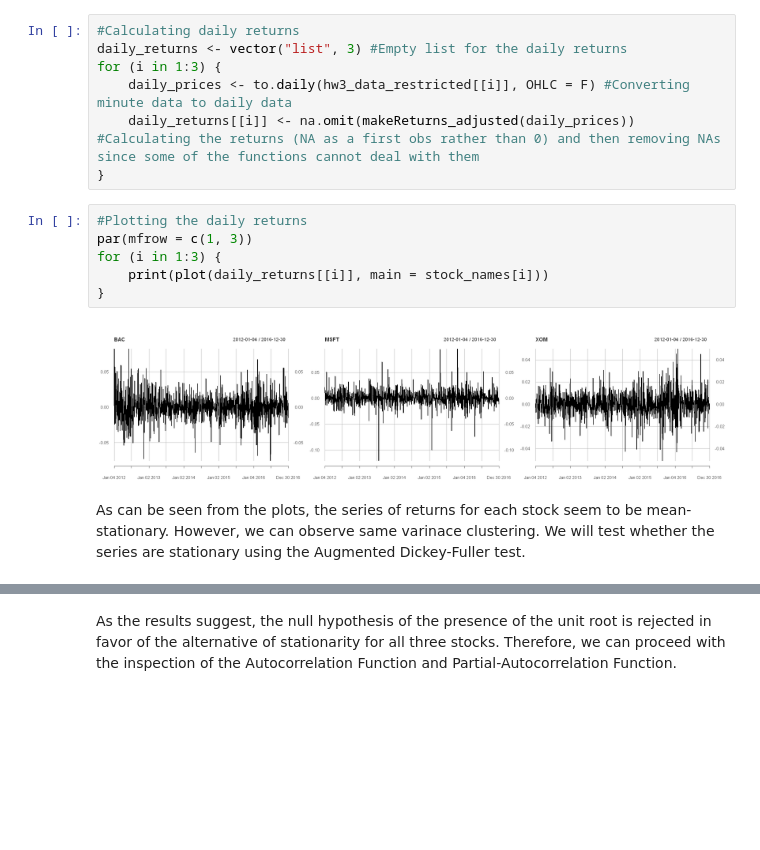
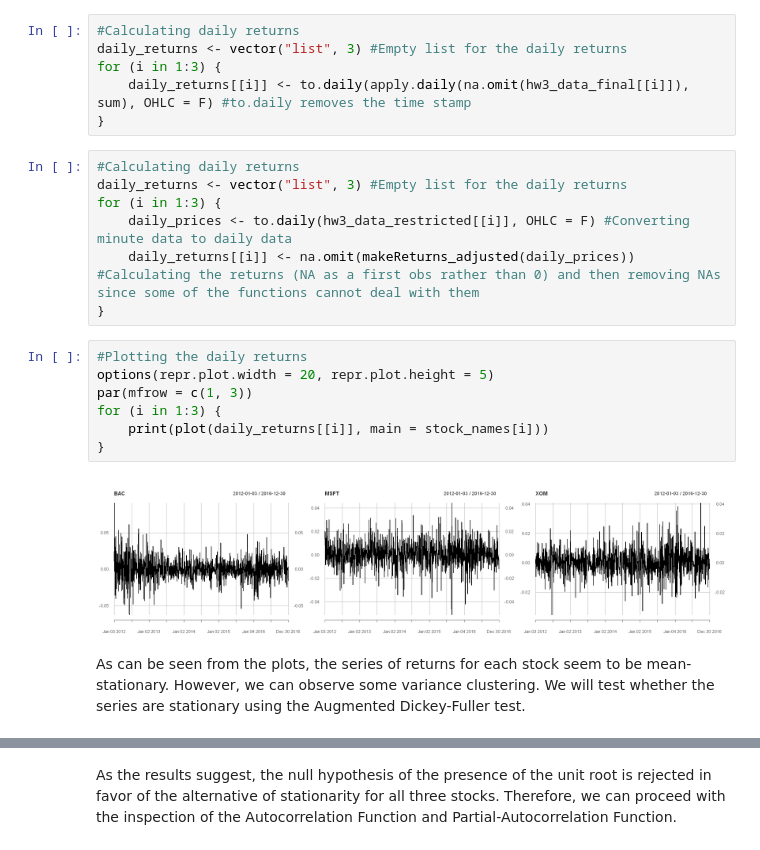
Before and after one commit to JanK0095/Financial-Econometrics-Course-Projects, a Jupyter notebook: HW3/FE1_HW3_Kubal_Mattanelli.ipynb, the cells around one changed output, grey strips where cells are left out. Cells and saved outputs as stored; diff of their text form; blank space fills up the shorter version.

Commit message:
Changed the calculation of daily returns in 10, 10 is now a work in progress

```diff
--- a/HW3/FE1_HW3_Kubal_Mattanelli.ipynb
+++ b/HW3/FE1_HW3_Kubal_Mattanelli.ipynb
@@ -709,3 +709,9 @@ In this section we try to find an appropriate ARMA model for each stock. Subsequ
+# %%
+#Calculating daily returns
+daily_returns <- vector("list", 3) #Empty list for the daily returns
+for (i in 1:3) {
+    daily_returns[[i]] <- to.daily(apply.daily(na.omit(hw3_data_final[[i]]), sum), OHLC = F) #to.daily removes the time stamp
+}
 # %%
 #Calculating daily returns
 daily_returns <- vector("list", 3) #Empty list for the daily returns
@@ -715,14 +721,15 @@ for (i in 1:3) {
 }
 # %%
 #Plotting the daily returns
+options(repr.plot.width = 20, repr.plot.height = 5)
 par(mfrow = c(1, 3))
 for (i in 1:3) {
     print(plot(daily_returns[[i]], main = stock_names[i]))
 }
 # %% [output]
-[figure, old version]
+[figure, new version]
 # %% [markdown]
-As can be seen from the plots, the series of returns for each stock seem to be mean-stationary. However, we can observe same varinace clustering. We will test whether the series are stationary using the Augmented Dickey-Fuller test.
+As can be seen from the plots, the series of returns for each stock seem to be mean-stationary. However, we can observe some variance clustering. We will test whether the series are stationary using the Augmented Dickey-Fuller test.
 # %%
 #Augmented Dickey-Fuller Test
 for (i in 1:3) {
```
Also changed, not shown: parts of 7 cells of this notebook.
